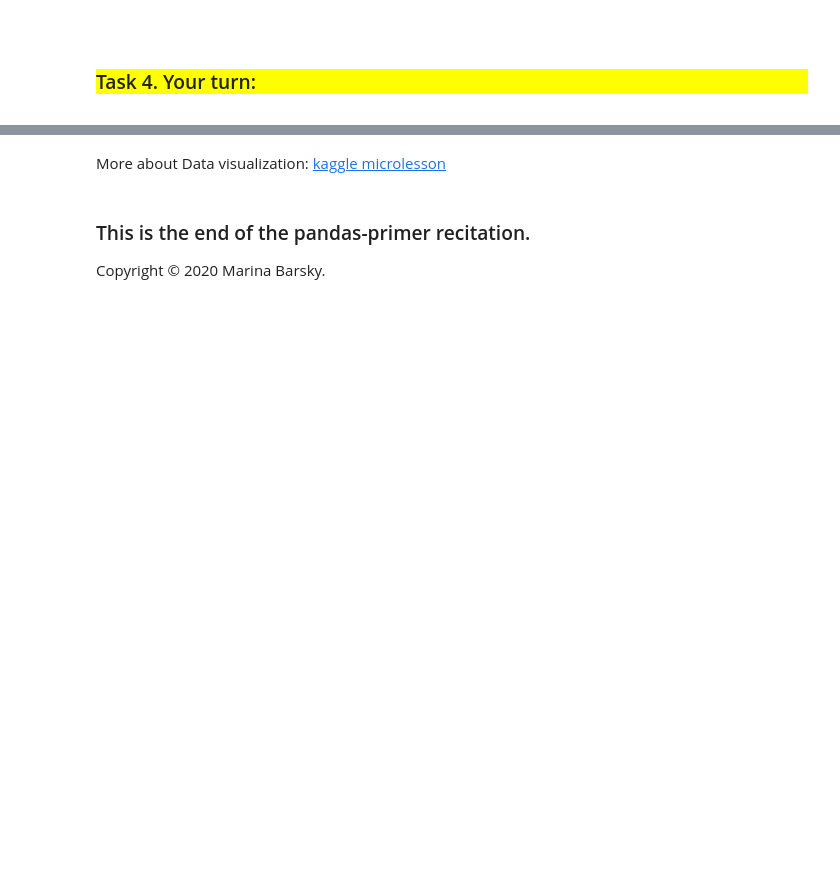
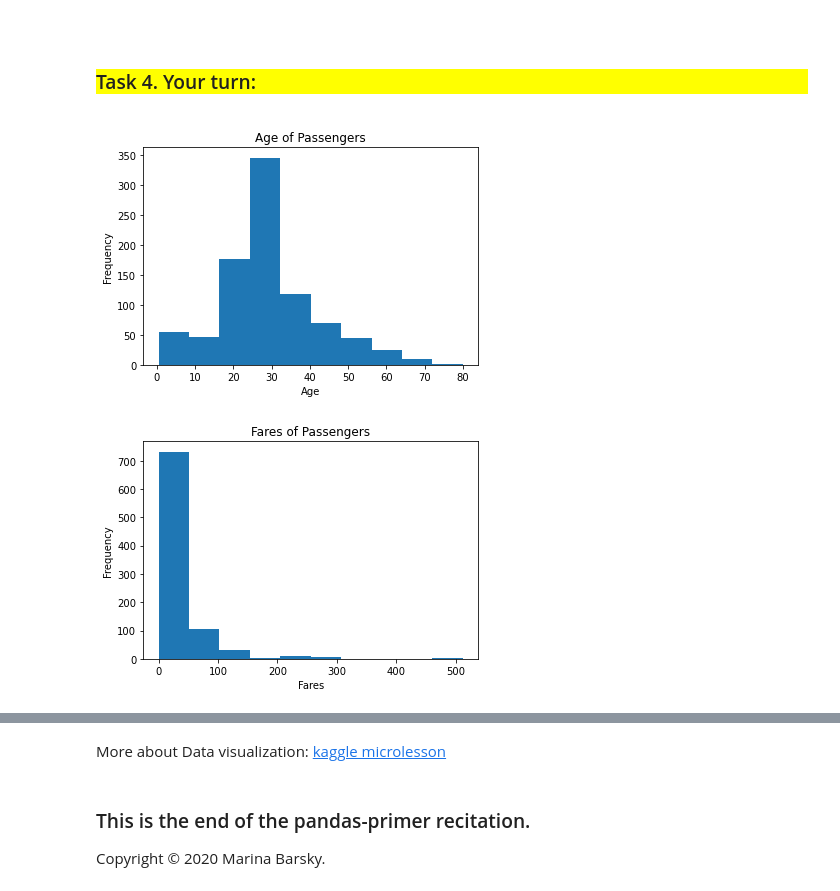
Before and after one commit to KUS30/cs_1503_environment_setup, a Jupyter notebook: 3. Pandas.ipynb, the cells around one changed output, grey strips where cells are left out. Drawn from its saved outputs; the diff is of its cells as text; code cells hidden in the pictures; blank space fills up the shorter version.

```diff
--- a/3. Pandas.ipynb
+++ b/3. Pandas.ipynb
@@ -108,7 +213,8 @@ data.loc[6]
 </div>
 # %%
 # Replace the missing values of the "Fare" column with the median of the fair value:
-#<YOUR CODE>
+
+data['Fare'] = data['Fare'].fillna(value=data['Fare'].median())
 # %% [markdown]
 ## Basic statistics
 
@@ -195,6 +352,19 @@ plt.hist([0, 1, 1, 1, 2, 2, 3, 3, 3, 3, 3, 4,
 # %%
 # plot a histogram of age and a histogram of ticket fares on separate plots
 
-# <YOUR CODE>
+plt.hist(data["Age"])
+plt.xlabel("Age")
+plt.ylabel("Frequency")
+plt.title("Age of Passengers")
+plt.show()
+
+plt.hist(data["Fare"])
+plt.xlabel("Fares")
+plt.ylabel("Frequency")
+plt.title("Fares of Passengers")
+plt.show()
+# %% [output]
+[figure, added]
+[figure, added]
 # %%
 # Can you do that? find out if there is a way to draw a 2D histogram of age vs fare.
```
Also changed, not shown: parts of 24 cells of this notebook.
